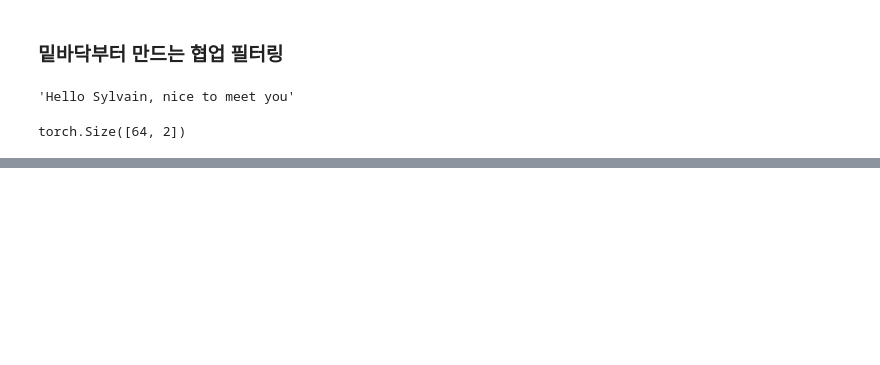
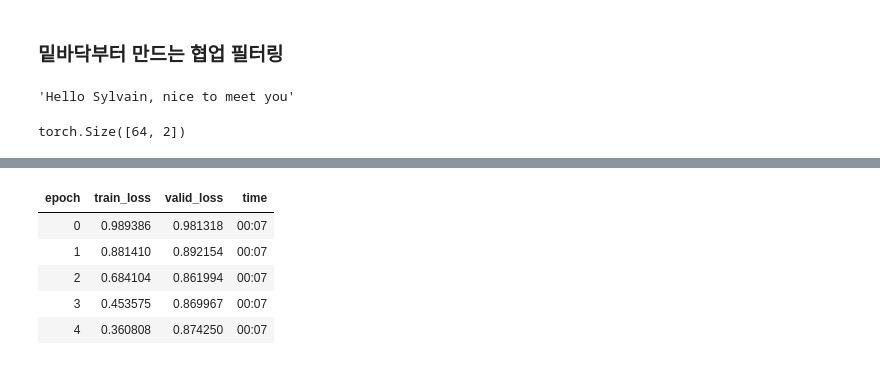
Before and after one commit to chw8207/fastai_pytorch, a Jupyter notebook: 협업필터링.ipynb, the cells around one changed output, grey strips where cells are left out. Cells and saved outputs as stored; diff of their text form; code cells hidden in the pictures; blank space fills up the shorter version.

```diff
--- a/협업필터링.ipynb
+++ b/협업필터링.ipynb
@@ -168,0 +184,23 @@ torch.Size([64, 2])
+# %%
+# 모델 개선 : 예측 범위 강제(0~5.5)
+class DotProduct(Module) :
+  def __init__(self, n_users, n_movies, n_factors, y_range=(0,5.5)) :
+    self.user_factors = Embedding(n_users, n_factors)
+    self.movie_factors = Embedding(n_movies, n_factors)
+    self.y_range = y_range
+
+  def forward(self, x) :
+    users = self.user_factors(x[:,0])
+    movies = self.movie_factors(x[:,1])
+    return sigmoid_range((users*movies).sum(dim=1), *self.y_range)
+
+model = DotProduct(n_users, n_movies, 50)
+learn = Learner(dls, model, loss_func=MSELossFlat())
+learn.fit_one_cycle(5, 5e-3)
+# %% [output]
+| epoch | train_loss | valid_loss | time |
+| 0 | 0.989386 | 0.981318 | 00:07 |
+| 1 | 0.881410 | 0.892154 | 00:07 |
+| 2 | 0.684104 | 0.861994 | 00:07 |
+| 3 | 0.453575 | 0.869967 | 00:07 |
+| 4 | 0.360808 | 0.874250 | 00:07 |
```
Also changed, not shown: parts of 11 cells of this notebook.
